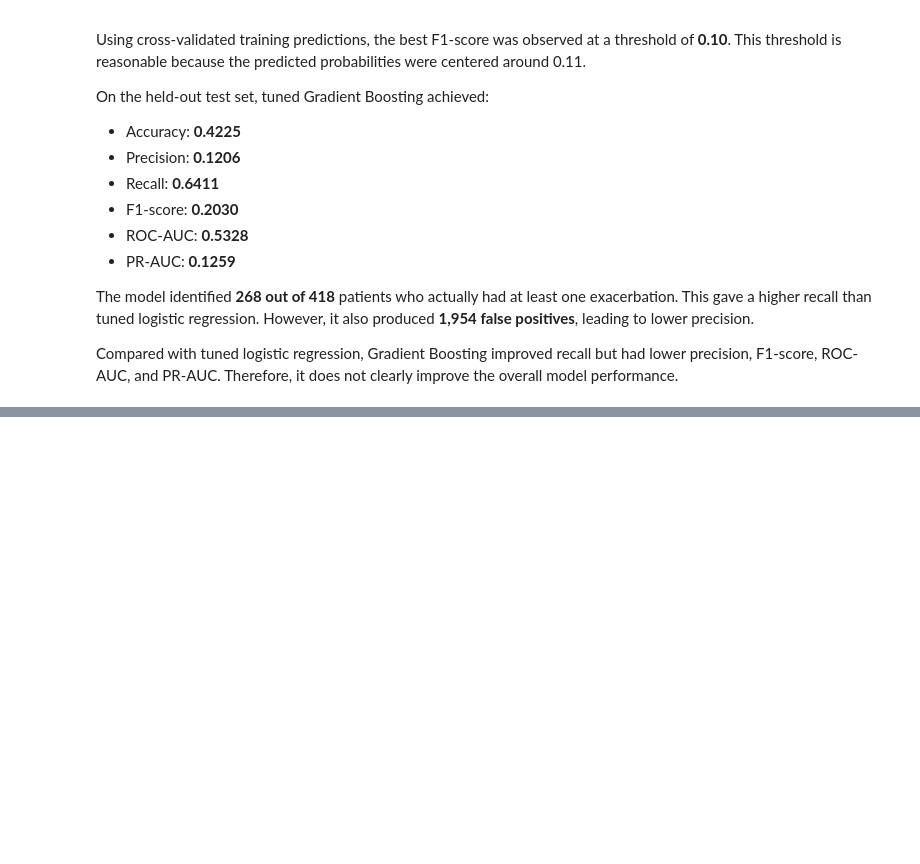
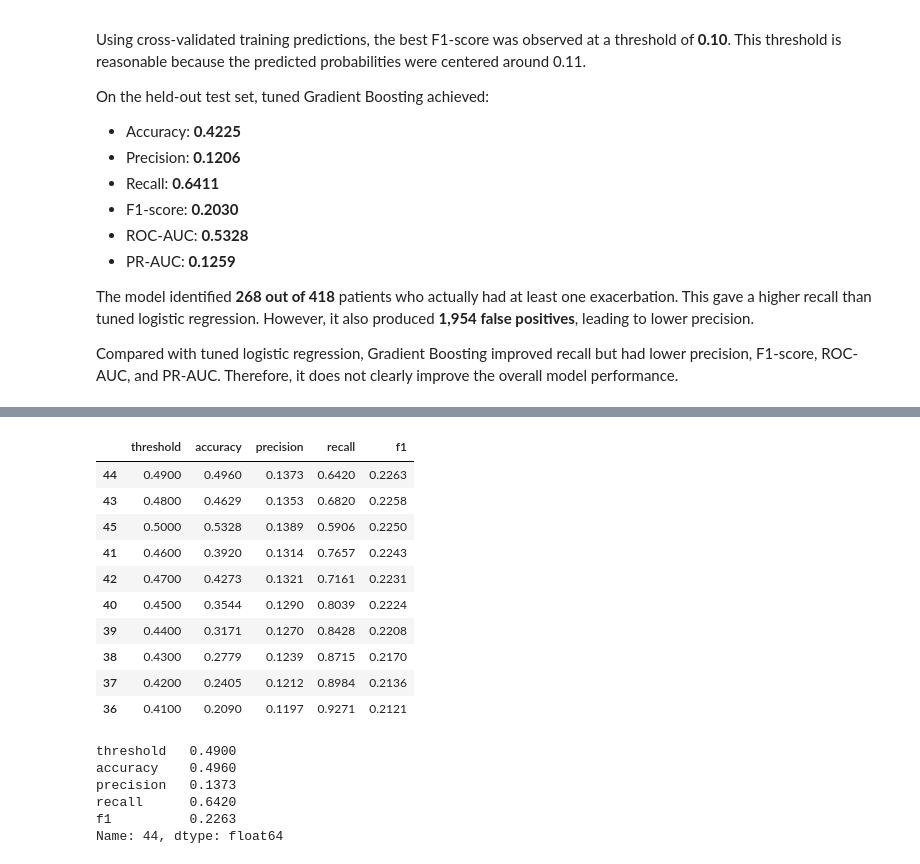
Before and after one commit to tarachd/drug-efficacy-asthma-ml, a Jupyter notebook: notebooks/06_advanced_binary_classification_xgboost.ipynb, the cells around one changed output, grey strips where cells are left out. Saved outputs shown, nothing was run; the diff lists cells and outputs as text; code cells hidden in the pictures; blank space fills up the shorter version.

```diff
--- a/notebooks/06_advanced_binary_classification_xgboost.ipynb
+++ b/notebooks/06_advanced_binary_classification_xgboost.ipynb
@@ -338,0 +401,15 @@ Compared with tuned logistic regression, Gradient Boosting improved recall but h
+# %%
+#Cross-Validated XGBoost Probabilities
+
+best_xgb = xgb_grid.best_estimator_
+
+xgb_cv_proba = cross_val_predict(
+    best_xgb,
+    X_train,
+    y_train,
+    cv=cv,
+    method="predict_proba",
+    n_jobs=-1
+)[:, 1]
+
+pd.Series(xgb_cv_proba).describe()
@@ -338,0 +426,50 @@ Compared with tuned logistic regression, Gradient Boosting improved recall but h
+# %%
+# Threshold Tuning for XGBoost
+
+thresholds = np.arange(0.05, 0.51, 0.01)
+
+xgb_threshold_results = []
+
+for threshold in thresholds:
+    y_train_pred_threshold = (xgb_cv_proba >= threshold).astype(int)
+
+    xgb_threshold_results.append({
+        "threshold": threshold,
+        "accuracy": accuracy_score(y_train, y_train_pred_threshold),
+        "precision": precision_score(y_train, y_train_pred_threshold, zero_division=0),
+        "recall": recall_score(y_train, y_train_pred_threshold, zero_division=0),
+        "f1": f1_score(y_train, y_train_pred_threshold, zero_division=0)
+    })
+
+xgb_threshold_results = pd.DataFrame(xgb_threshold_results)
+
+xgb_threshold_results.sort_values("f1", ascending=False).head(10)
+# %% [output]
+|  | threshold | accuracy | precision | recall | f1 |
+| 44 | 0.4900 | 0.4960 | 0.1373 | 0.6420 | 0.2263 |
+| 43 | 0.4800 | 0.4629 | 0.1353 | 0.6820 | 0.2258 |
+| 45 | 0.5000 | 0.5328 | 0.1389 | 0.5906 | 0.2250 |
+| 41 | 0.4600 | 0.3920 | 0.1314 | 0.7657 | 0.2243 |
+| 42 | 0.4700 | 0.4273 | 0.1321 | 0.7161 | 0.2231 |
+| 40 | 0.4500 | 0.3544 | 0.1290 | 0.8039 | 0.2224 |
+| 39 | 0.4400 | 0.3171 | 0.1270 | 0.8428 | 0.2208 |
+| 38 | 0.4300 | 0.2779 | 0.1239 | 0.8715 | 0.2170 |
+| 37 | 0.4200 | 0.2405 | 0.1212 | 0.8984 | 0.2136 |
+| 36 | 0.4100 | 0.2090 | 0.1197 | 0.9271 | 0.2121 |
+# %%
+# To Select Best XGBoost Threshold
+
+best_xgb_threshold_row = xgb_threshold_results.loc[
+    xgb_threshold_results["f1"].idxmax()
+]
+
+best_xgb_threshold = best_xgb_threshold_row["threshold"]
+
+best_xgb_threshold_row
+# %% [output]
+threshold   0.4900
+accuracy    0.4960
+precision   0.1373
+recall      0.6420
+f1          0.2263
+Name: 44, dtype: float64
```
Also changed, not shown: parts of 18 cells of this notebook.
